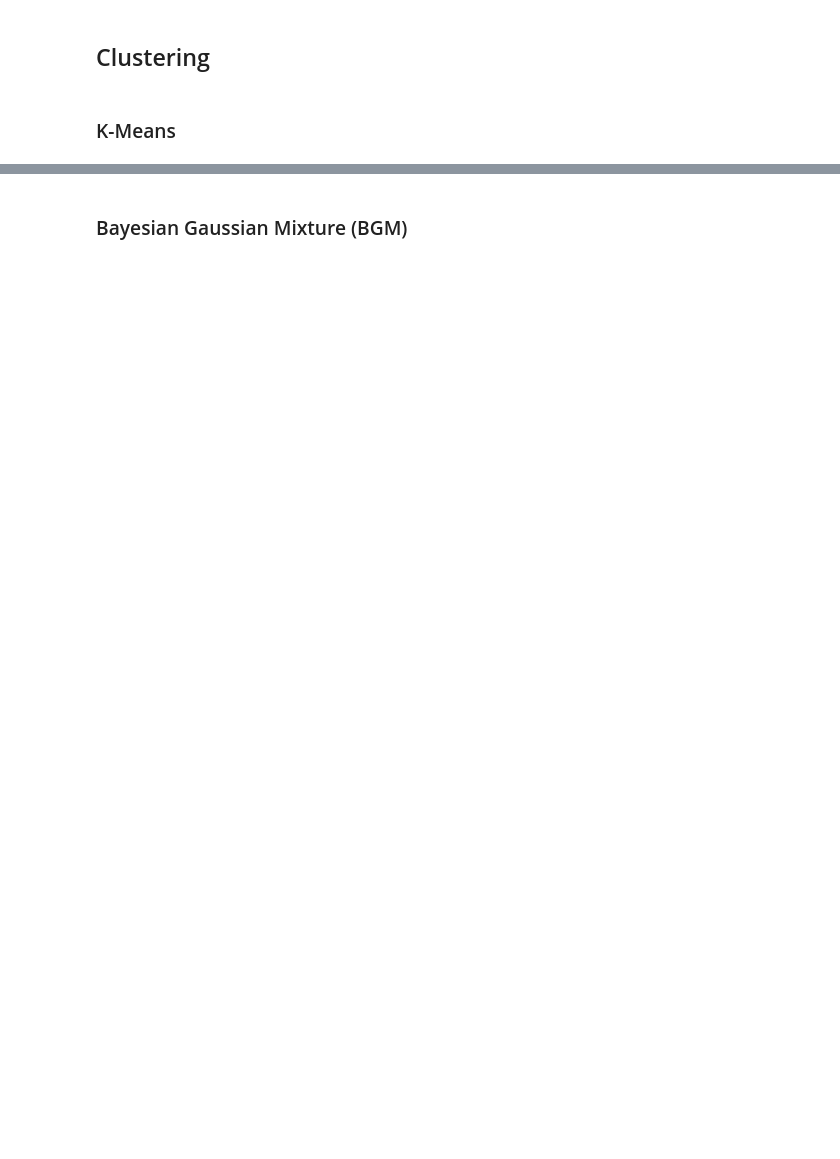
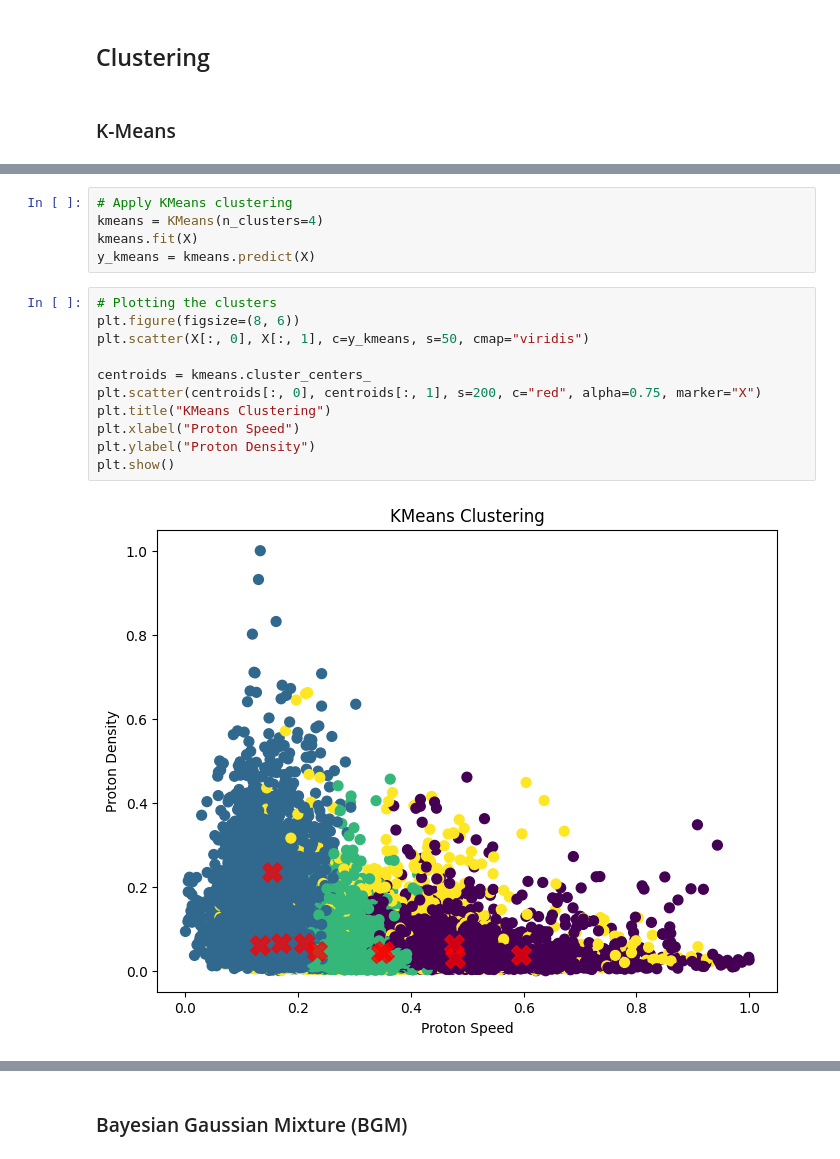
Before and after one commit to SarahAmiraslani/solar-wind-coronal-origin, a Jupyter notebook: notebooks/07_coronal_origin.ipynb, the cells around one changed output, grey strips where cells are left out. Drawn from its saved outputs; the diff is of its cells as text; blank space fills up the shorter version.

```diff
--- a/notebooks/07_coronal_origin.ipynb
+++ b/notebooks/07_coronal_origin.ipynb
@@ -315,0 +354,18 @@ plt.show()
+# %%
+# Apply KMeans clustering
+kmeans = KMeans(n_clusters=4)
+kmeans.fit(X)
+y_kmeans = kmeans.predict(X)
+# %%
+# Plotting the clusters
+plt.figure(figsize=(8, 6))
+plt.scatter(X[:, 0], X[:, 1], c=y_kmeans, s=50, cmap="viridis")
+
+centroids = kmeans.cluster_centers_
+plt.scatter(centroids[:, 0], centroids[:, 1], s=200, c="red", alpha=0.75, marker="X")
+plt.title("KMeans Clustering")
+plt.xlabel("Proton Speed")
+plt.ylabel("Proton Density")
+plt.show()
+# %% [output]
+[figure, added]
```
Also changed, not shown: parts of 26 cells of this notebook.
